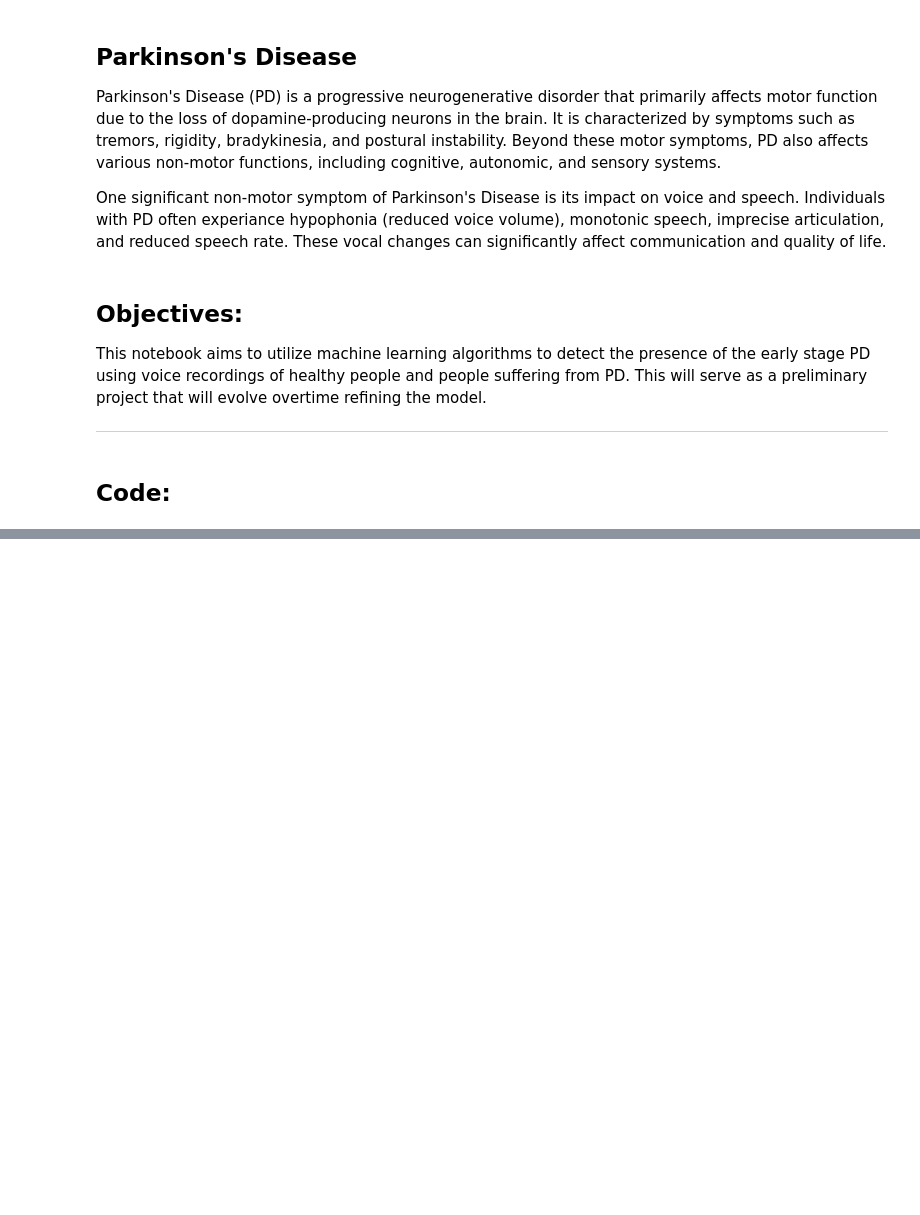
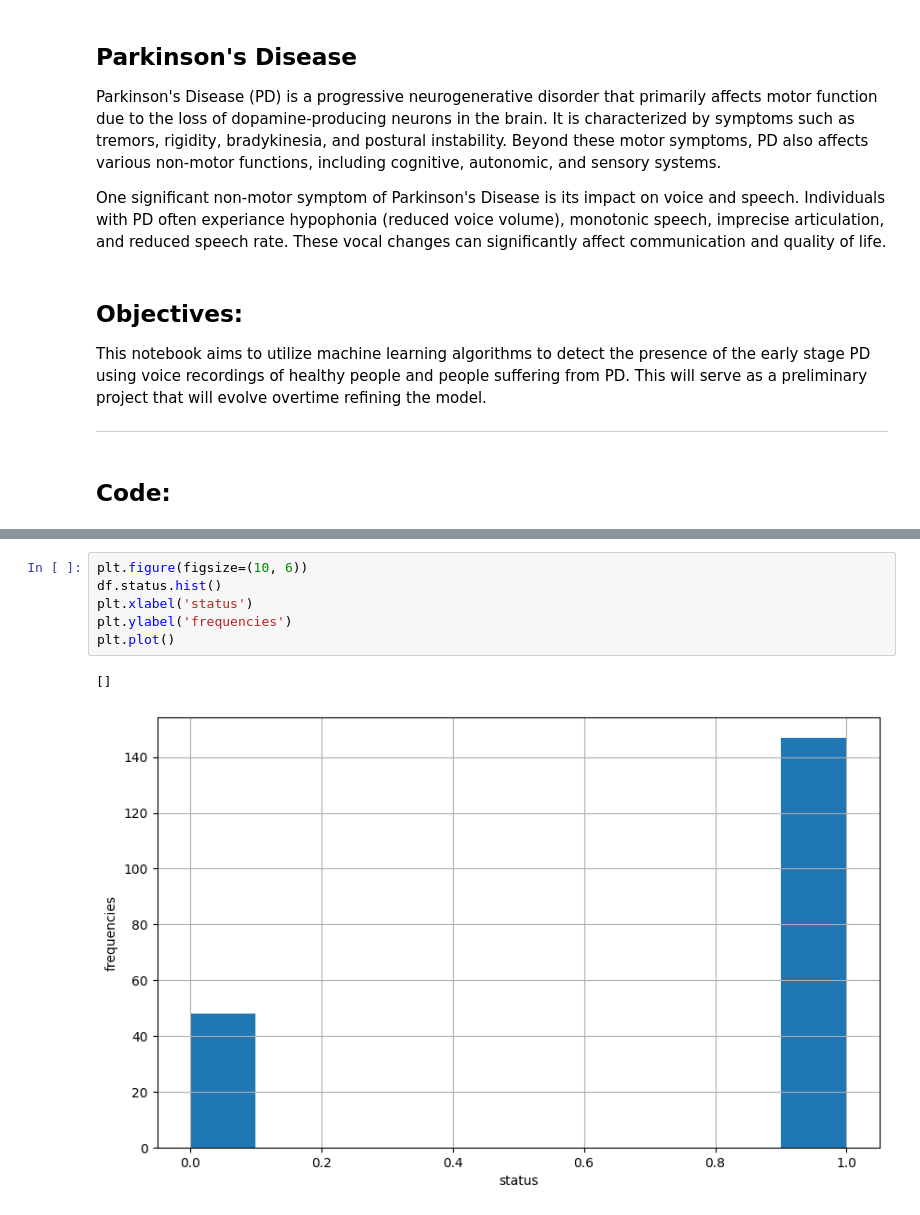
Before and after one commit to cafelinked/Predict-Parkinson-Disease-ML, a Jupyter notebook: parkinson.ipynb, the cells around one changed output, grey strips where cells are left out. Cells and saved outputs as stored; diff of their text form; blank space fills up the shorter version.

```diff
--- a/parkinson.ipynb
+++ b/parkinson.ipynb
@@ -53,0 +135,9 @@ This dataset consists of (195, 24).
+# %%
+plt.figure(figsize=(10, 6))
+df.status.hist()
+plt.xlabel('status')
+plt.ylabel('frequencies')
+plt.plot()
+# %% [output]
+[]
+[figure, added]
```
Also changed, not shown: parts of 45 cells of this notebook.
